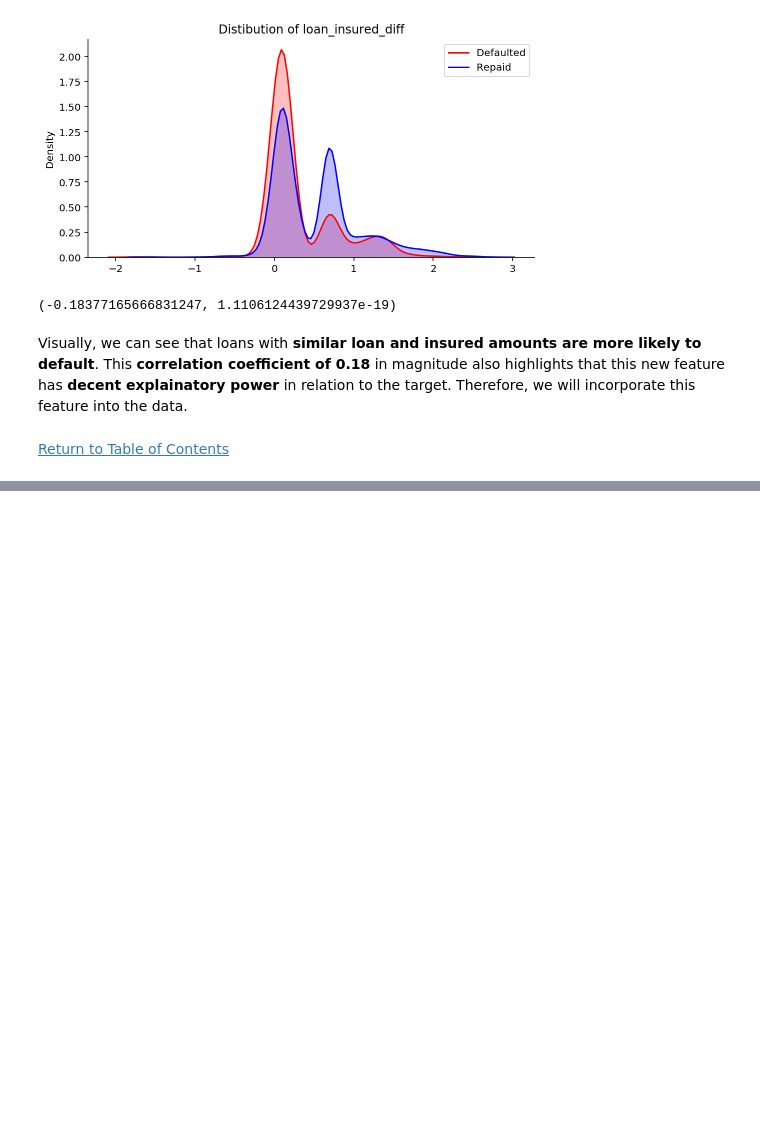
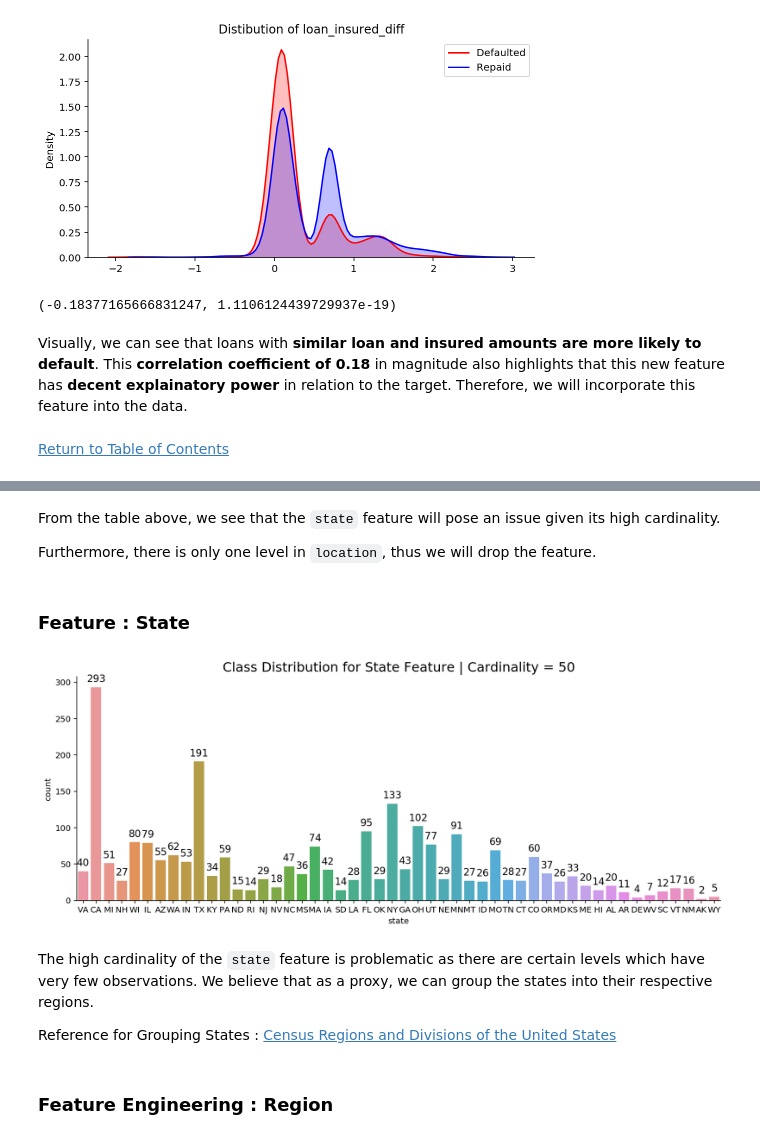
Before and after one commit to Joshuayeo95/Loan-Defaults, a Jupyter notebook: eda.ipynb, the cells around one changed output, grey strips where cells are left out. Drawn from its saved outputs; the diff is of its cells as text; code cells hidden in the pictures; blank space fills up the shorter version.

Commit message:
completed exploratory data analysis

```diff
--- a/eda.ipynb
+++ b/eda.ipynb
@@ -514,0 +532,25 @@ Visually, we can see that loans with __similar loan and insured amounts are more
+# %% [markdown]
+From the table above, we see that the `state` feature will pose an issue given its high cardinality.
+
+Furthermore, there is only one level in `location`, thus we will drop the feature.
+# %%
+train = train.drop('location', axis=1)
+# %% [markdown]
+### Feature : State
+# %%
+plt.figure(figsize=(14,5))
+plt.title(f'Class Distribution for State Feature | Cardinality = {train.state.nunique()}', size=16)
+ax = sns.countplot(train.state)
+viz.annotate_plot(ax, dec_places=0, annot_size=12)
+sns.despine()
+plt.show();
+# %% [output]
+[figure, added]
+# %% [markdown]
+The high cardinality of the `state` feature is problematic as there are certain levels which have very few observations. We believe that as a proxy, we can group the states into their respective regions.
+
+Reference for Grouping States : [Census Regions and Divisions of the United States][1]
+
+[1]: https://www2.census.gov/geo/pdfs/maps-data/maps/reference/us_regdiv.pdf
+# %% [markdown]
+### Feature Engineering : Region <a id='fe_region'></a>
```
Also changed, not shown: parts of 56 cells of this notebook.
